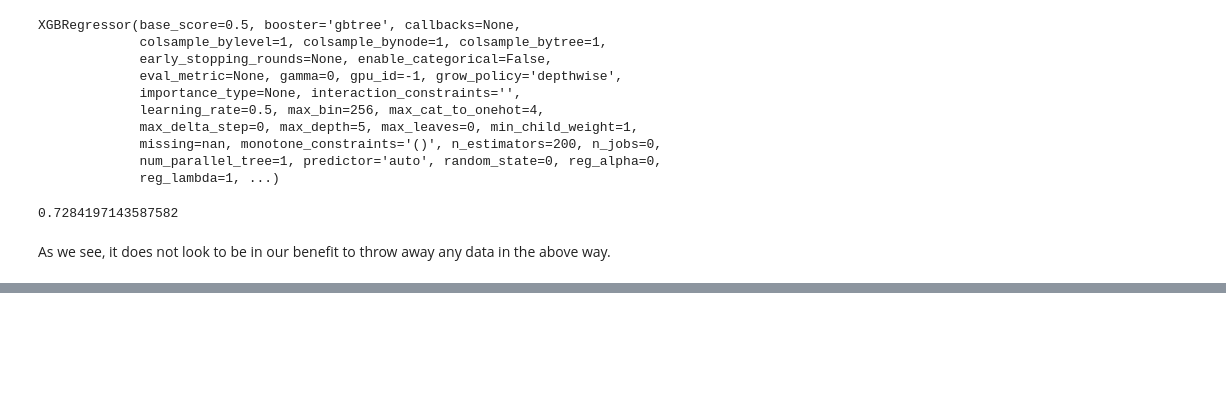
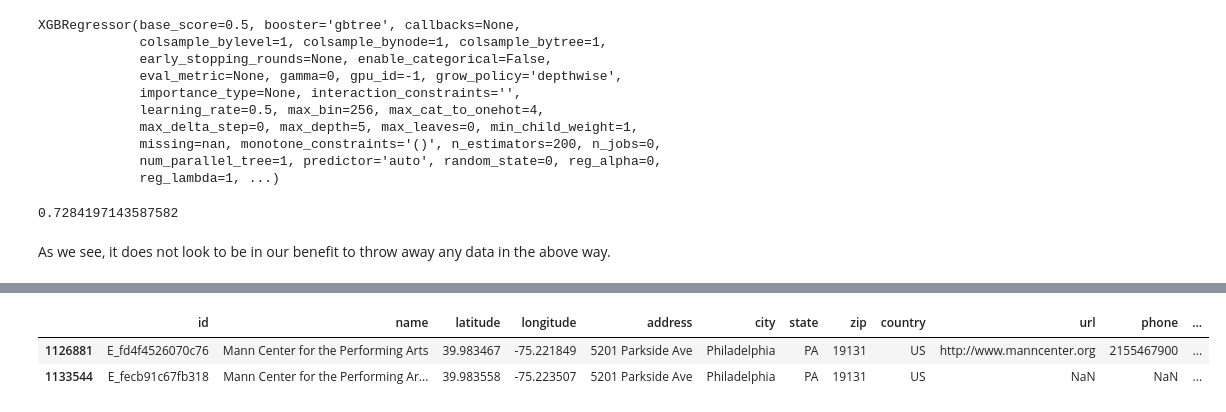
Before and after one commit to hfr1tz3/hopf_bundle, a Jupyter notebook: MoreFeatures.ipynb, the cells around one changed output, grey strips where cells are left out. Saved outputs shown, nothing was run; the diff lists cells and outputs as text; code cells hidden in the pictures; blank space fills up the shorter version.

```diff
--- a/MoreFeatures.ipynb
+++ b/MoreFeatures.ipynb
@@ -497,0 +621,7 @@ As we see, it does not look to be in our benefit to throw away any data in the a
+# %%
+ids = pair_test.loc[572791][['id_1','id_2']].values.tolist()
+data[data['id'].isin(ids)]
+# %% [output]
+|  | id | name | latitude | longitude | address | city | state | zip | country | url | phone | ... |
+| 1126881 | E_fd4f4526070c76 | Mann Center for the Performing Arts | 39.983467 | -75.221849 | 5201 Parkside Ave | Philadelphia | PA | 19131 | US | http://www.manncenter.org | 2155467900 | ... |
+| 1133544 | E_fecb91c67fb318 | Mann Center for the Performing Ar... | 39.983558 | -75.223507 | 5201 Parkside Ave | Philadelphia | PA | 19131 | US | NaN | NaN | ... |
```
Also changed, not shown: parts of 26 cells of this notebook.
